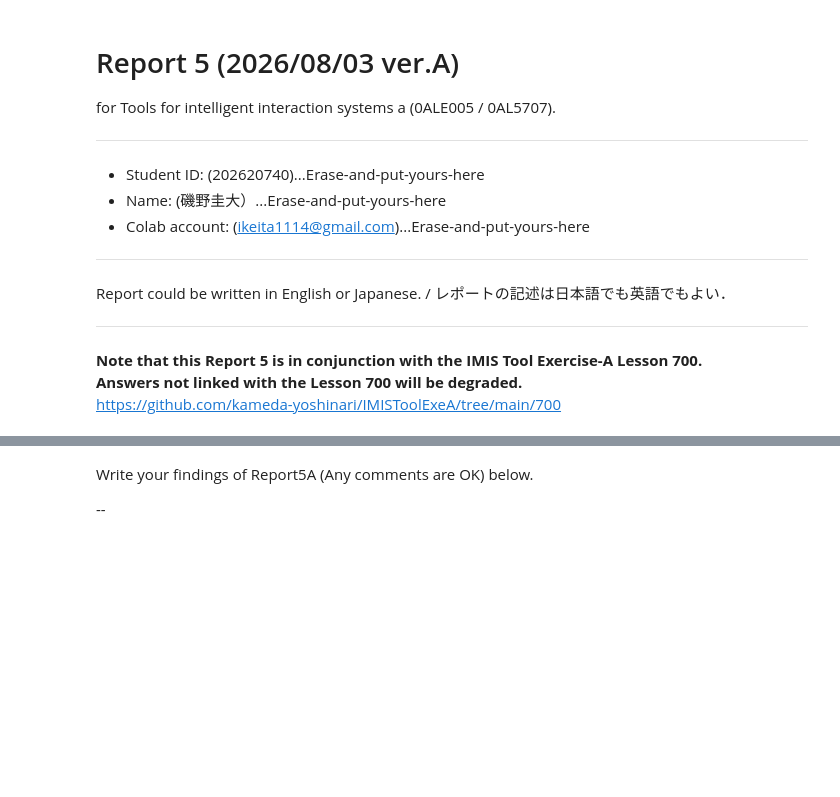
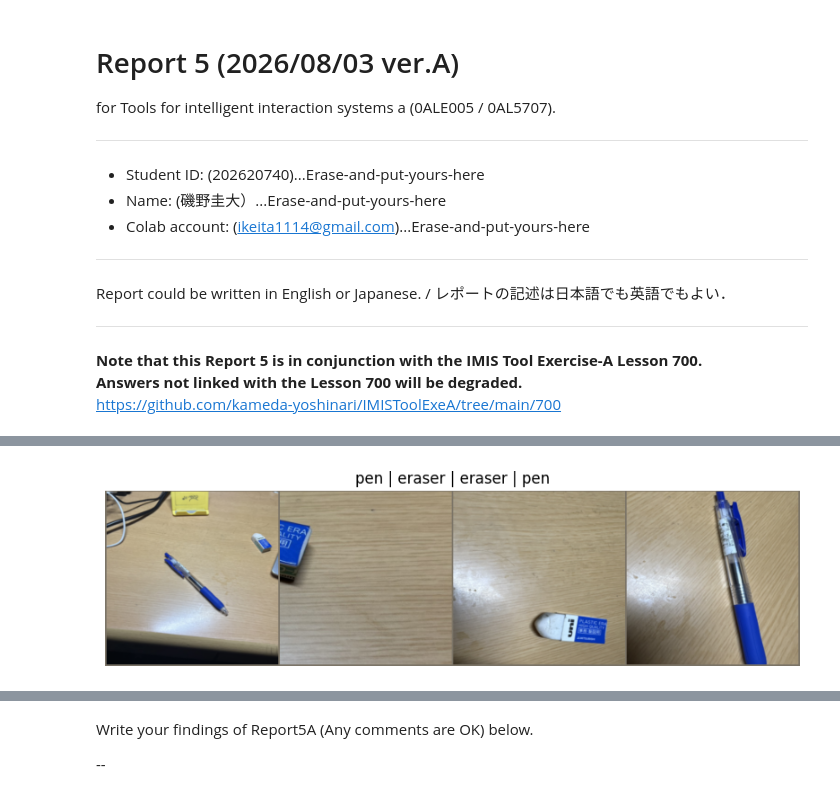
Before and after one commit to ikeita1114-blip/rudesalud-site, a Jupyter notebook: Report/IMISToolA2026_Report5.ipynb, the cells around one changed output, grey strips where cells are left out. Cells and saved outputs as stored; diff of their text form; code cells hidden in the pictures; blank space fills up the shorter version.

```diff
--- a/Report/IMISToolA2026_Report5.ipynb
+++ b/Report/IMISToolA2026_Report5.ipynb
@@ -22,0 +29,2 @@ https://github.com/kameda-yoshinari/IMISToolExeA/tree/main/700
+# %%
+data_dir = "/content/drive/MyDrive/Report5_dataset"
@@ -22,0 +148,37 @@ https://github.com/kameda-yoshinari/IMISToolExeA/tree/main/700
+# %%
+import numpy as np
+import matplotlib.pyplot as plt
+import torchvision
+
+def imshow(inp, title=None):
+    # Tensorを画像表示用に変換
+    inp = inp.numpy().transpose((1, 2, 0))
+
+    # Normalizeを元に戻す
+    mean = np.array([0.485, 0.456, 0.406])
+    std = np.array([0.229, 0.224, 0.225])
+    inp = std * inp + mean
+    inp = np.clip(inp, 0, 1)
+
+    plt.figure(figsize=(10, 5))
+    plt.imshow(inp)
+
+    if title is not None:
+        plt.title(title)
+
+    plt.axis("off")
+    plt.show()
+
+
+# train画像を1バッチ取得
+inputs, classes = next(iter(dataloaders["train"]))
+
+# 画像を並べて表示
+grid = torchvision.utils.make_grid(inputs)
+
+imshow(
+    grid,
+    title=" | ".join(class_names[x] for x in classes)
+)
+# %% [output]
+[figure, added]
```
Also changed, not shown: parts of 11 cells of this notebook.
